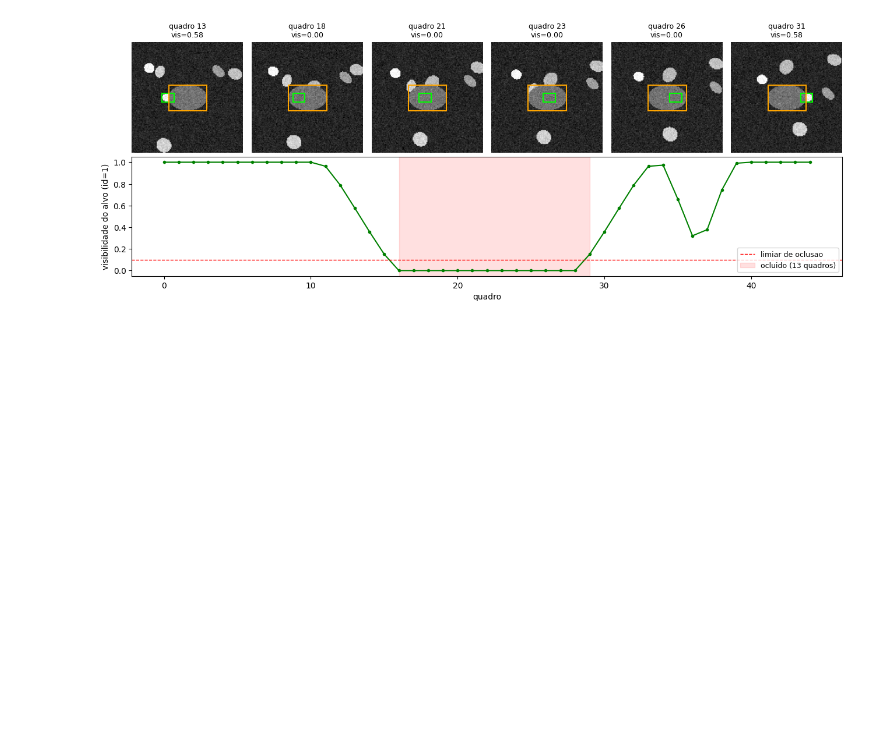
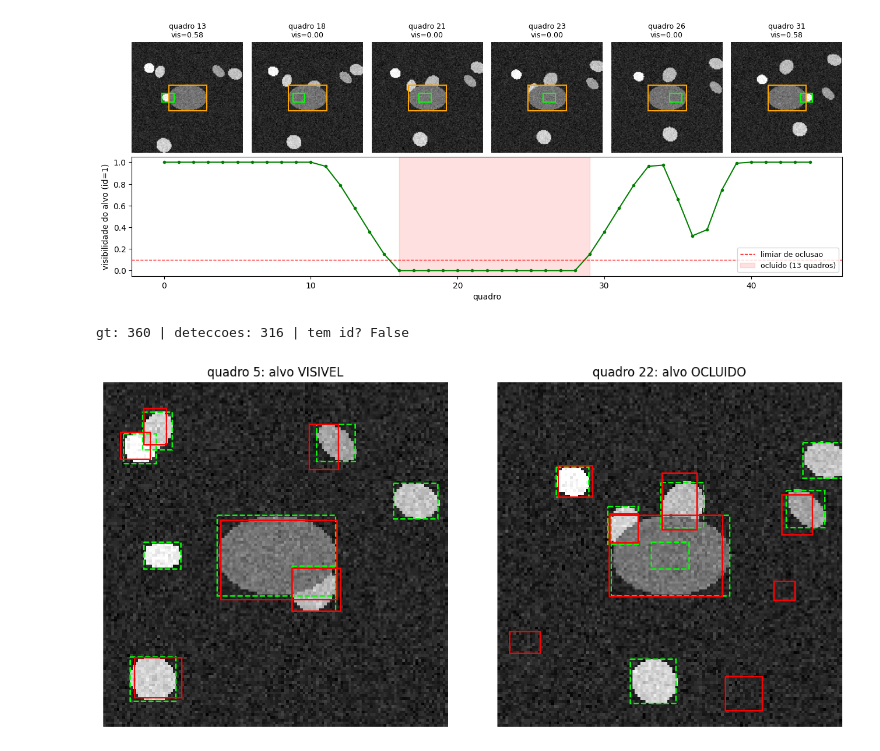
Before and after one commit to RogerVin1/PA2_Deep_Learning, a Jupyter notebook: Assignment2_DL.ipynb, the cells around one changed output. Saved outputs shown, nothing was run; the diff lists cells and outputs as text; code cells hidden in the pictures; blank space fills up the shorter version.

```diff
--- a/Assignment2_DL.ipynb
+++ b/Assignment2_DL.ipynb
@@ -129,0 +159,22 @@ Alvo some no quadro 16 e volta no 29 (13 quadros ocluido)
+# %%
+dets = simular_detector(gt, p_descarte=0.1, ruido_caixa=2.0, taxa_falsos=1.0, seed=1)
+print("gt:", len(gt), "| deteccoes:", len(dets), "| tem id?", 'id' in dets[0])
+
+faixa = [r['frame'] for r in gt if r['id'] == 1 and r['vis'] < 0.1]
+t_ocl, t_viz = faixa[len(faixa)//2], 5
+
+fig, axes = plt.subplots(1, 2, figsize=(11, 5.2))
+for ax, t, titulo in [(axes[0], t_viz, f"quadro {t_viz}: alvo VISIVEL"),
+                      (axes[1], t_ocl, f"quadro {t_ocl}: alvo OCLUIDO")]:
+    ax.imshow(frames[t], cmap="gray", vmin=0, vmax=1)
+    for r in [g for g in gt if g['frame'] == t]:      # gabarito: verde tracejado
+        ax.add_patch(patches.Rectangle((r['x'], r['y']), r['w'], r['h'], fill=False,
+                     edgecolor="lime", lw=1.4, linestyle="--"))
+    for d in [x for x in dets if x['frame'] == t]:    # deteccoes: vermelho solido
+        ax.add_patch(patches.Rectangle((d['x'], d['y']), d['w'], d['h'], fill=False,
+                     edgecolor="red", lw=1.4))
+    ax.set_title(titulo); ax.axis("off")
+plt.tight_layout(); plt.show()
+# %% [output]
+gt: 360 | deteccoes: 316 | tem id? False
+[figure, added]
```
Also changed, not shown: parts of 1 cell of this notebook.
